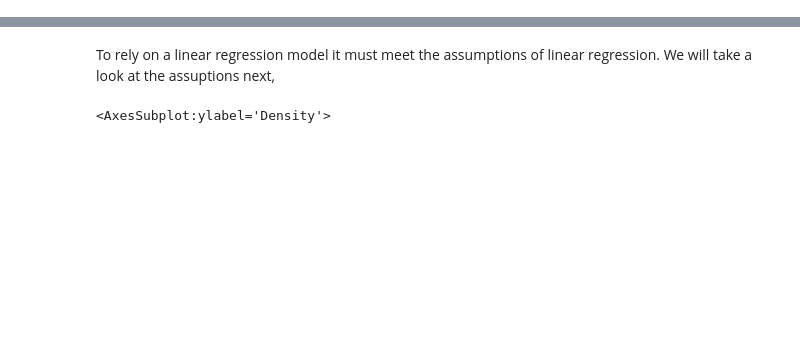
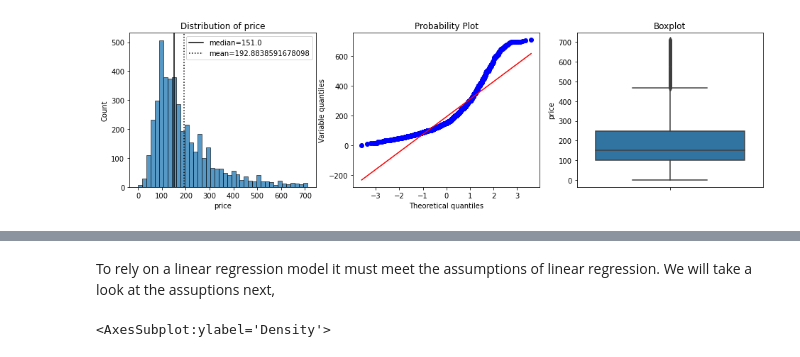
Before and after one commit to rachelfein/capstone, a Jupyter notebook: Model.ipynb, the cells around one changed output, grey strips where cells are left out. Drawn from its saved outputs; the diff is of its cells as text; code cells hidden in the pictures; blank space fills up the shorter version.

```diff
--- a/Model.ipynb
+++ b/Model.ipynb
@@ -89,0 +194,8 @@ def performance_metrics(model, X_test, y_test):
+# %%
+# See how removing these outliers would change the distribution
+df_train = df_train[~price_outliers_IQR].copy()
+
+# Remove outliers for visualization df
+diagnostic_plots(df_train, 'price')
+# %% [output]
+[figure, added]
```
Also changed, not shown: parts of 127 cells of this notebook, 1 other file.
